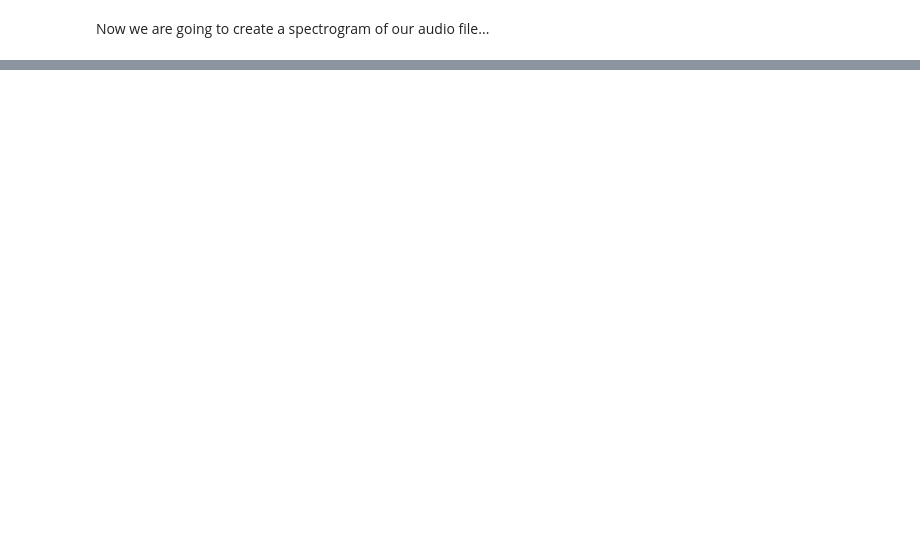
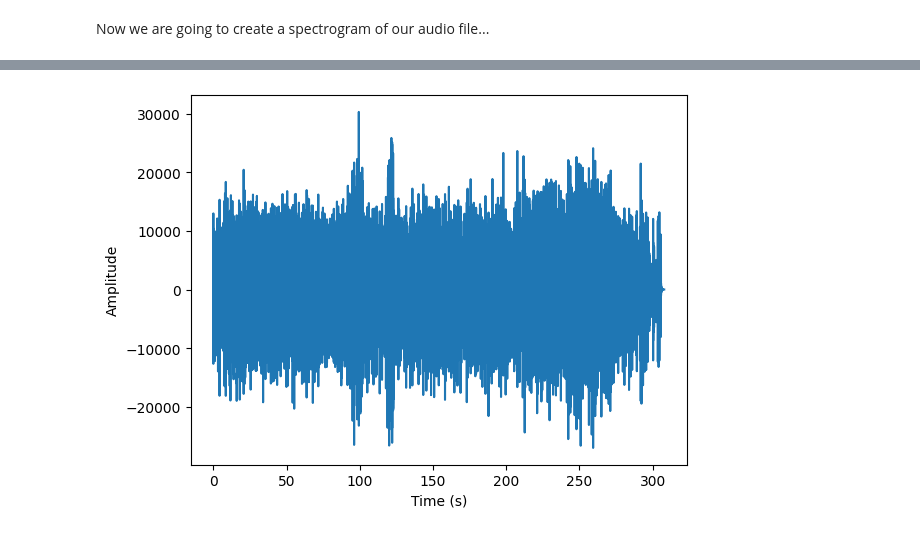
Before and after one commit to nathanshaw/tensor_flow_projects, a Jupyter notebook: audio_experiments/Audio_experiments.ipynb, the cells around one changed output, grey strips where cells are left out. Saved outputs shown, nothing was run; the diff lists cells and outputs as text; code cells hidden in the pictures; blank space fills up the shorter version.

```diff
--- a/audio_experiments/Audio_experiments.ipynb
+++ b/audio_experiments/Audio_experiments.ipynb
@@ -153,0 +178,34 @@ print(audio2)
+# %%
+import wave
+import numpy as np
+import matplotlib.pyplot as plt
+
+# Open the audio file
+with wave.open(mono_paths[1], "rb") as wave_file:
+    # Get the audio data
+    frame_rate = wave_file.getframerate()
+    num_frames = wave_file.getnframes()
+    num_channels = wave_file.getnchannels()
+    sample_width = wave_file.getsampwidth()
+    audio_data = wave_file.readframes(num_frames)
+
+# Convert the audio data to a NumPy array
+audio_array = np.frombuffer(audio_data, dtype=np.int16)
+
+# Reshape the array to match the number of channels
+if num_channels > 1:
+    audio_array = np.reshape(audio_array, (-1, num_channels))
+
+# Compute the duration of the audio file in seconds
+duration = num_frames / frame_rate
+
+# Create a time axis for the waveform
+time_axis = np.linspace(0, duration, num=num_frames)
+
+# Plot the waveform
+plt.plot(time_axis, audio_array)
+plt.xlabel("Time (s)")
+plt.ylabel("Amplitude")
+plt.show()
+# %% [output]
+[figure, added]
```
Also changed, not shown: parts of 27 cells of this notebook, 1 other file.
